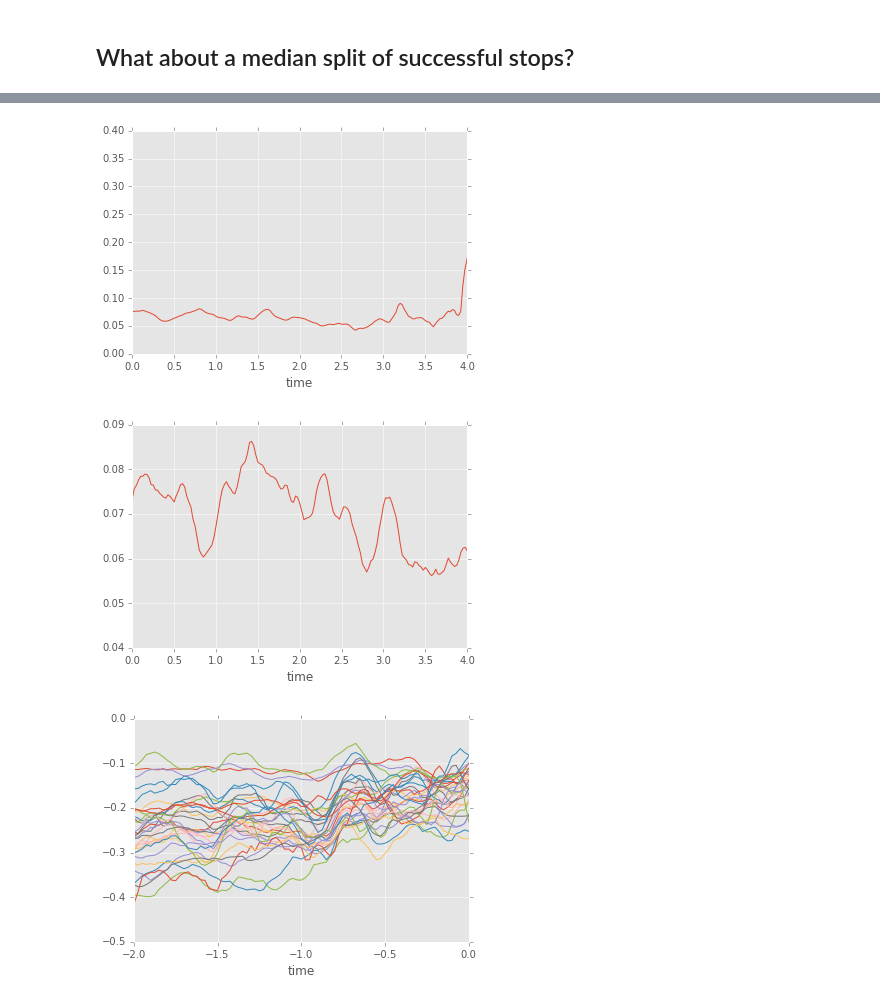
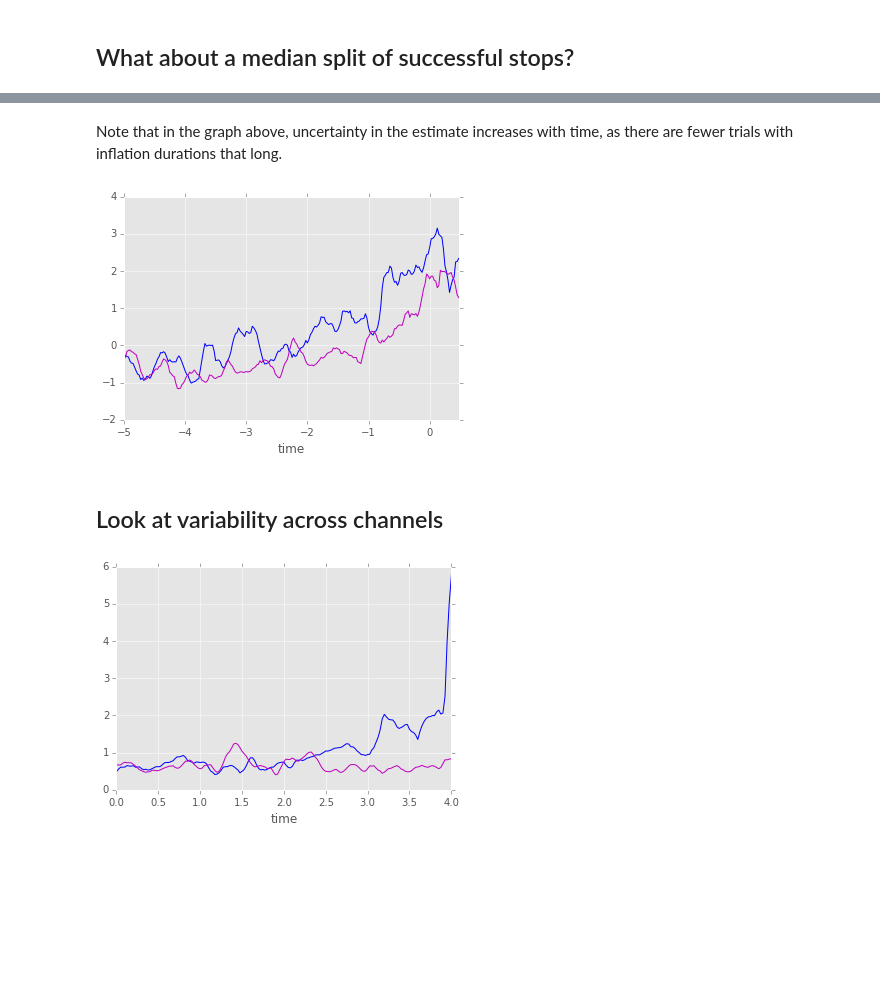
Before and after one commit to jmxpearson/hephys, a Jupyter notebook: bartc/theta_threshold_tests.ipynb, the cells around one changed output, grey strips where cells are left out. Saved outputs shown, nothing was run; the diff lists cells and outputs as text; code cells hidden in the pictures; blank space fills up the shorter version.

```diff
--- a/bartc/theta_threshold_tests.ipynb
+++ b/bartc/theta_threshold_tests.ipynb
@@ -159,16 +173,16 @@ plt.ylim(-0.5, 0.5)
+# %% [markdown]
+Note that in the graph above, uncertainty in the estimate increases with time, as there are fewer trials with inflation durations that long.
+# %%
+ax = stop_lo_df.median(axis=1).plot(color='b')
+stop_hi_df.median(axis=1).plot(color='m', ax=ax);
+# %% [output]
+[figure, added]
+# %% [markdown]
+## Look at variability across channels
 # %%
-start_lo_df.std(axis=1).plot();
+ax = start_lo_df.std(axis=1).plot(color='b');
+start_hi_df.std(axis=1).plot(color='m', ax=ax);
 plt.xlim(0, 4);
+plt.ylim(0, 6);
 # %% [output]
-[figure, old version]
+[figure, new version]
-# %%
-start_hi_df.std(axis=1).plot();
-plt.xlim(0, 4);
-# %% [output]
-[figure, removed]
-# %%
-stop_lo_df.plot(legend=False);
-plt.xlim(-2, 0);
-plt.ylim(-0.5, 0);
-# %% [output]
-[figure, removed]
```
Also changed, not shown: parts of 13 cells of this notebook.
